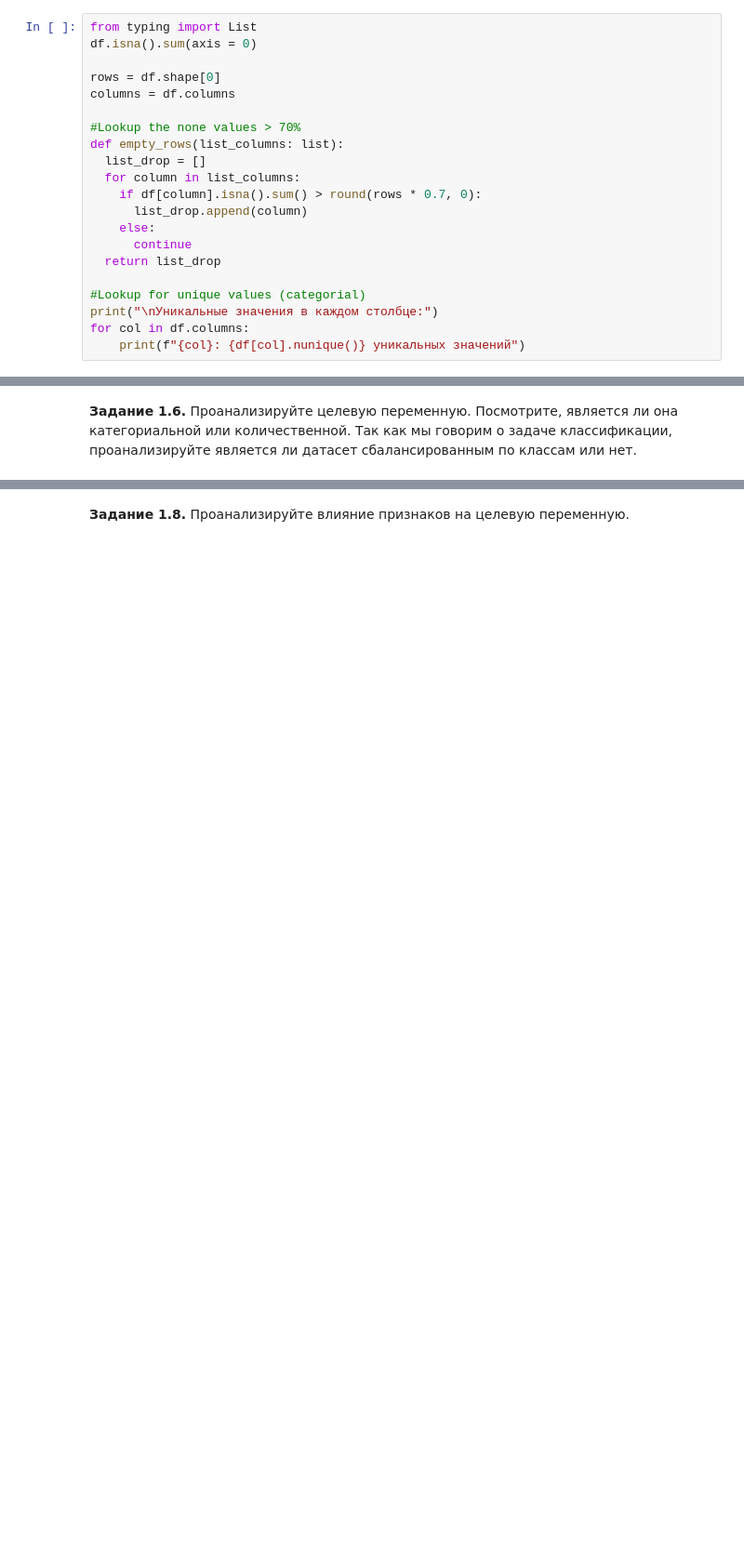
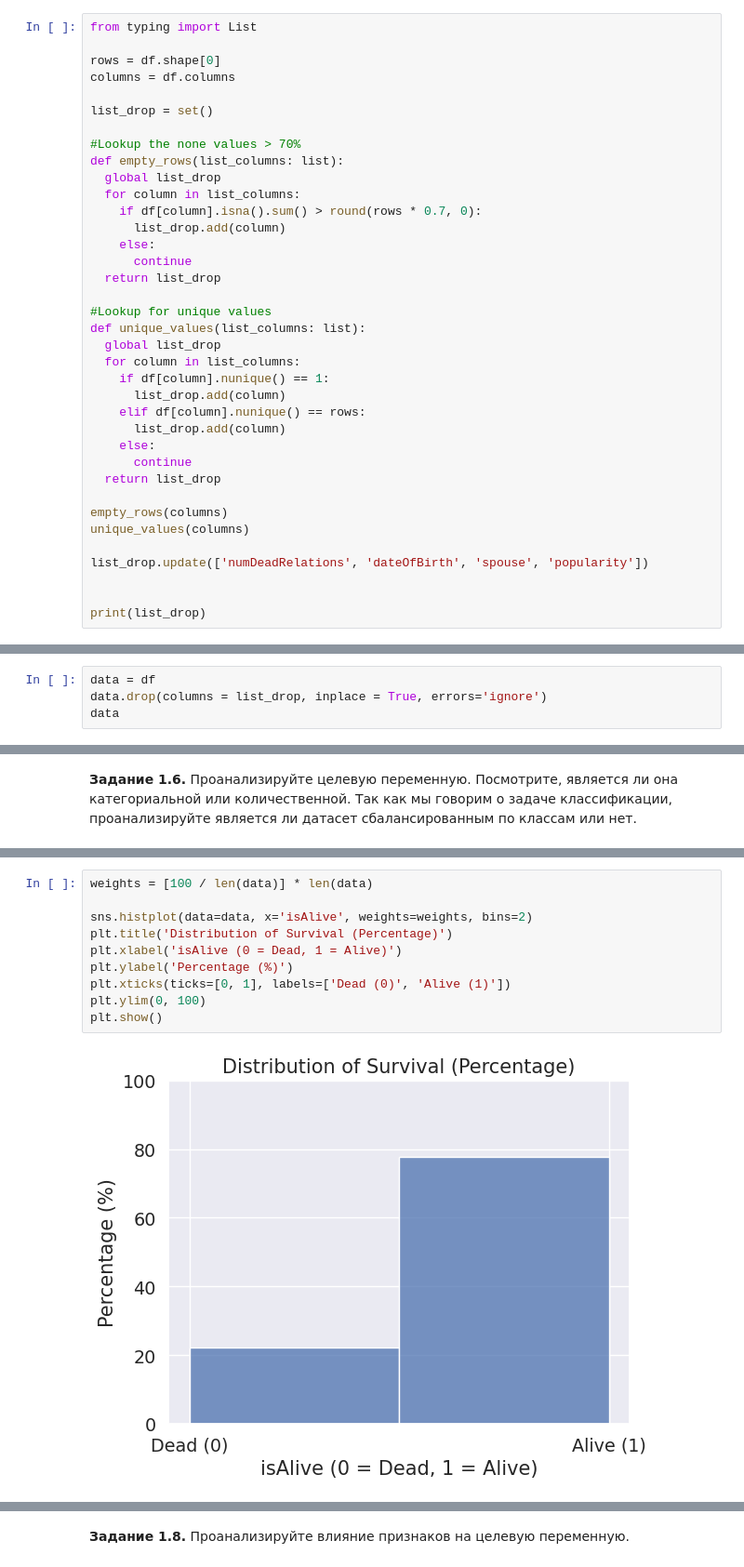
Before and after one commit to tatyanayuriy/cv, a Jupyter notebook: week_01_ml_intro/Homework/hw_1_game_of_thrones.ipynb, the cells around one changed output, grey strips where cells are left out. Shown at 93% size. Drawn from its saved outputs; the diff is of its cells as text; blank space fills up the shorter version.

```diff
--- a/week_01_ml_intro/Homework/hw_1_game_of_thrones.ipynb
+++ b/week_01_ml_intro/Homework/hw_1_game_of_thrones.ipynb
@@ -223,22 +258,38 @@ dtype: int64
 # %%
 from typing import List
-df.isna().sum(axis = 0)
 
 rows = df.shape[0]
 columns = df.columns
 
+list_drop = set()
+
 #Lookup the none values > 70%
 def empty_rows(list_columns: list):
-  list_drop = []
+  global list_drop
   for column in list_columns:
     if df[column].isna().sum() > round(rows * 0.7, 0):
-      list_drop.append(column)
+      list_drop.add(column)
     else:
       continue
   return list_drop
 
-#Lookup for unique values (categorial)
-print("\nУникальные значения в каждом столбце:")
-for col in df.columns:
-    print(f"{col}: {df[col].nunique()} уникальных значений")
+#Lookup for unique values
+def unique_values(list_columns: list):
+  global list_drop
+  for column in list_columns:
+    if df[column].nunique() == 1:
+      list_drop.add(column)
+    elif df[column].nunique() == rows:
+      list_drop.add(column)
+    else:
+      continue
+  return list_drop
+
+empty_rows(columns)
+unique_values(columns)
+
+list_drop.update(['numDeadRelations', 'dateOfBirth', 'spouse', 'popularity'])
+
+
+print(list_drop)
 # %% [output]
@@ -279,0 +297,4 @@ dtype: object
+# %%
+data = df
+data.drop(columns = list_drop, inplace = True, errors='ignore')
+data
@@ -283,0 +331,12 @@ dtype: object
+# %%
+weights = [100 / len(data)] * len(data)
+
+sns.histplot(data=data, x='isAlive', weights=weights, bins=2)
+plt.title('Distribution of Survival (Percentage)')
+plt.xlabel('isAlive (0 = Dead, 1 = Alive)')
+plt.ylabel('Percentage (%)')
+plt.xticks(ticks=[0, 1], labels=['Dead (0)', 'Alive (1)'])
+plt.ylim(0, 100)
+plt.show()
+# %% [output]
+[figure, added]
```
Also changed, not shown: parts of 39 cells of this notebook.
